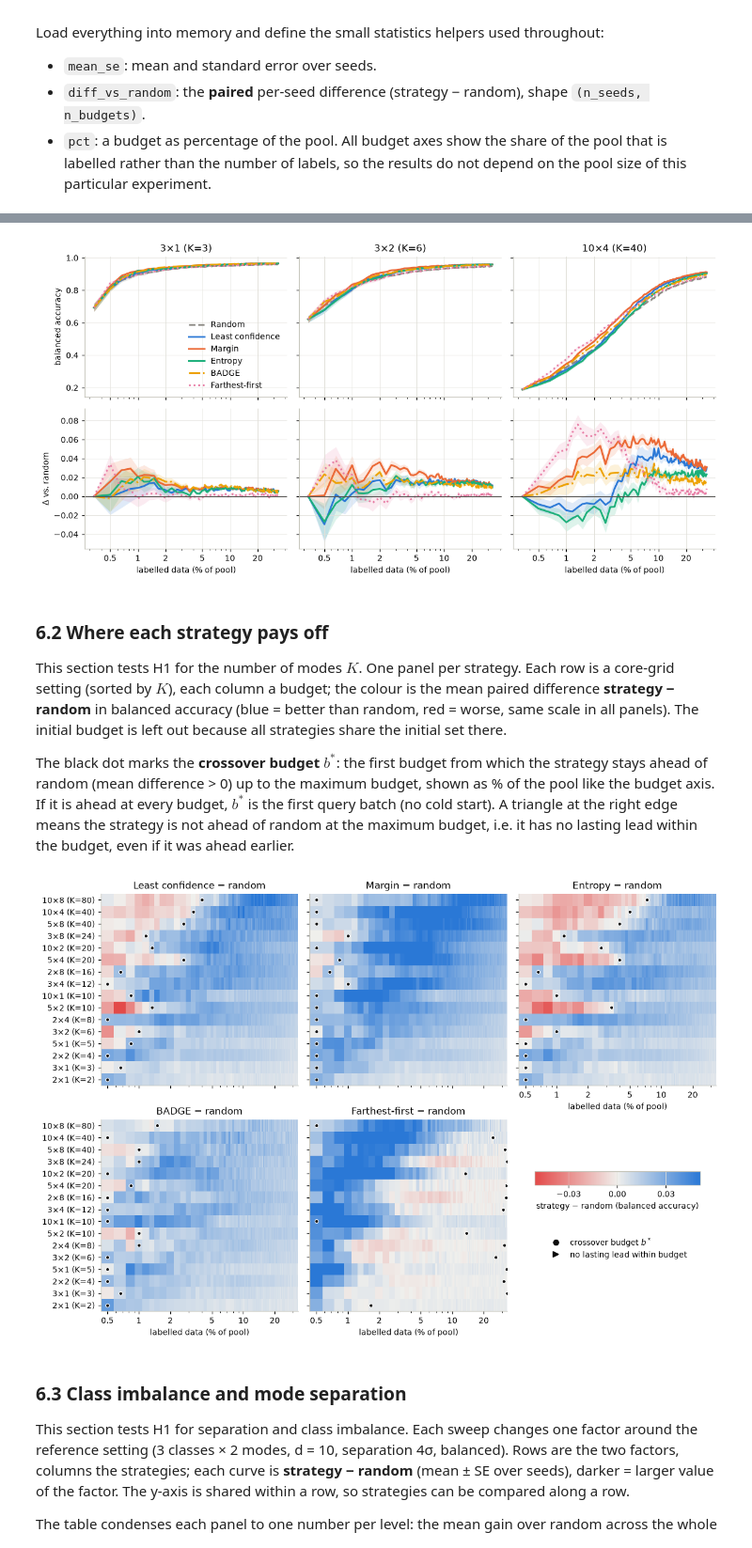
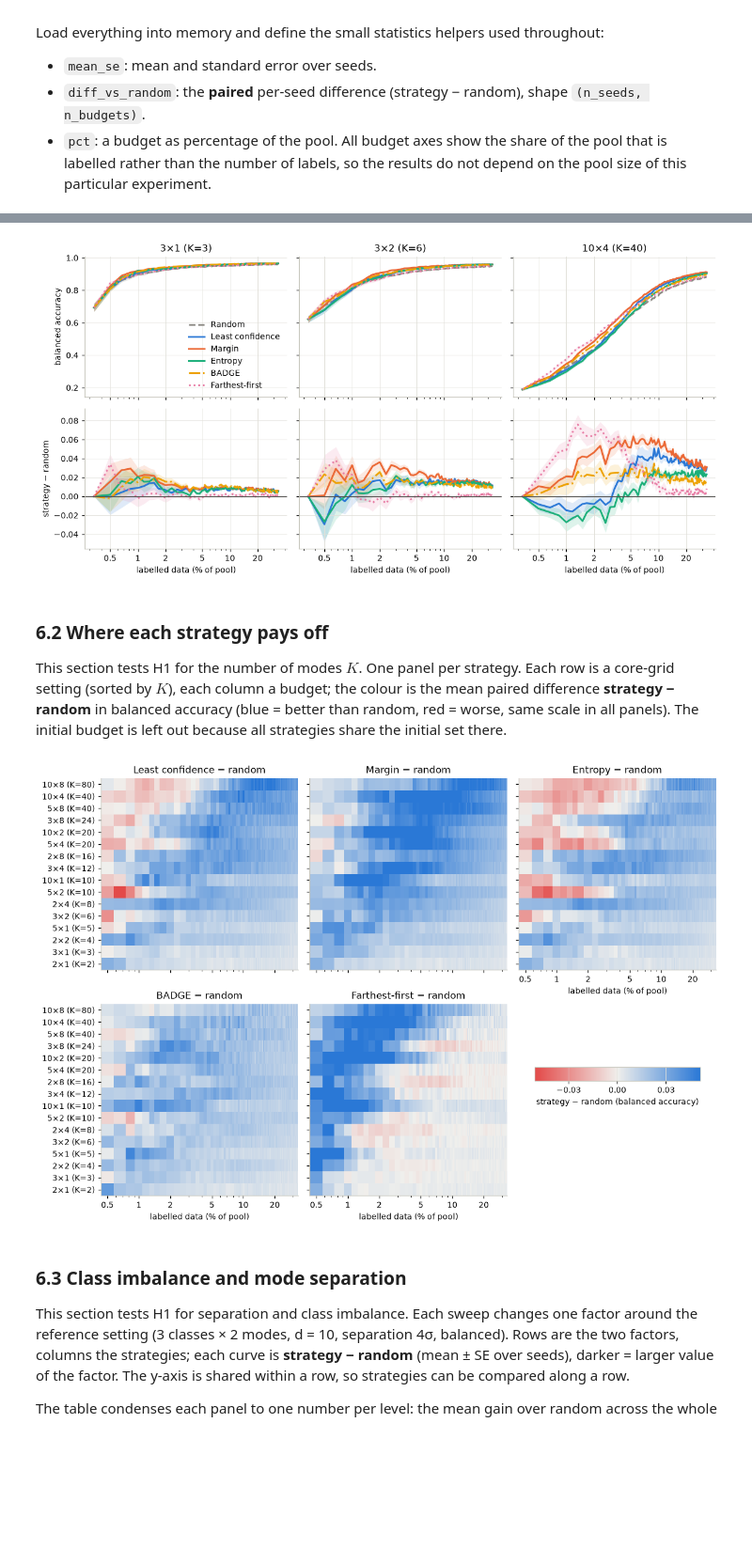
Before and after one commit to juh6973/active_learning_budget_study, a Jupyter notebook: pipeline.ipynb, the cells around one changed output, grey strips where cells are left out. Shown at 94% size. Drawn from its saved outputs; the diff is of its cells as text; code cells hidden in the pictures; blank space fills up the shorter version.

```diff
--- a/pipeline.ipynb
+++ b/pipeline.ipynb
@@ -600,42 +600,21 @@ for j, s in enumerate(REPRESENTATIVE):
     axes[1, j].set_xlabel(BUDGET_LABEL)
     log_axis(axes[1, j])
 axes[0, 0].set_ylabel("balanced accuracy")
-axes[1, 0].set_ylabel("Δ vs. random")
+axes[1, 0].set_ylabel("strategy − random")
 axes[0, 0].legend(loc="lower right")
 fig.tight_layout()
 savefig(fig, "fig1_learning_curves")
 plt.show()
 # %% [output]
-[figure, old version]
+[figure, new version]
 # %% [markdown]
 ### 6.2 Where each strategy pays off
 
 This section tests H1 for the number of modes $K$. One panel per strategy. Each row is a core-grid setting (sorted by $K$), each column a budget; the colour is the mean
 paired difference **strategy − random** in balanced accuracy (blue = better than random, red = worse, same scale in
 all panels). The initial budget is left out because all strategies share the initial set there.
-
-The black dot marks the **crossover budget** $b^*$: the first budget from which the strategy stays ahead of random
-(mean difference > 0) up to the maximum budget, shown as % of the pool like the budget axis. If it is ahead at every budget, $b^*$ is the first query batch (no
-cold start). A triangle at the right edge means the strategy is not ahead of random at the maximum budget, i.e. it has
-no lasting lead within the budget, even if it was ahead earlier.
 # %%
 OTHERS = STRATEGY_NAMES[1:]  # every strategy except the random baseline
-
-
-def crossover_budget(diff, budgets):
-    # the initial budget is skipped: all strategies share the initial set, so the difference there is exactly 0
-    diff, budgets = diff[:, 1:], budgets[1:]
-    pos = diff.mean(0) > 0
-    not_pos = np.flatnonzero(~pos)
-    if len(not_pos) == 0:
-        return float(budgets[0])
-    if not_pos[-1] == len(pos) - 1:
-        return np.inf
-    return float(budgets[not_pos[-1] + 1])
-
-
-def fmt_b(b):
-    return "> max" if np.isinf(b) else f"{b:.0f}"
 
 
 def budget_edges(x):
@@ -652,44 +631,35 @@ def gain_map(ax, settings, strategy, vmax):
     x = pct(settings[0], R[settings[0]]["budgets"])[1:]  # drop the initial budget (difference is 0 by construction)
     Z = np.array([diff_vs_random(R[s], strategy).mean(0)[1:] for s in settings])
     mesh = ax.pcolormesh(budget_edges(x), np.arange(len(settings) + 1), Z, cmap=DIVERGING, vmin=-vmax, vmax=vmax)
-    for i, s in enumerate(settings):
-        b = crossover_budget(diff_vs_random(R[s], strategy), R[s]["budgets"])
-        if np.isfinite(b):
-            ax.plot(pct(s, b), i + 0.5, "o", color="#0b0b0b", ms=4, mec="white", mew=0.8)
-        else:
-            ax.plot(x[-1], i + 0.5, ">", color="#0b0b0b", ms=5, mec="white", mew=0.8)
     log_axis(ax)
     ax.set_yticks(np.arange(len(settings)) + 0.5, [s.label for s in settings])
     ax.grid(False)
     return mesh
 
 
 ROWS = by_K(CORE)
 # one colour scale for all panels, so the panels can be compared directly
 vmax = np.quantile(np.abs([diff_vs_random(R[s], st).mean(0)[1:] for s in ROWS for st in OTHERS]), 0.98)
 
 fig, axes = plt.subplots(2, 3, figsize=(11, 7.5), sharex=True, sharey=True)
 for ax, st in zip(axes.flat, OTHERS):  # top row: uncertainty scores, bottom row: BADGE and farthest-first
     mesh = gain_map(ax, ROWS, st, vmax)
     ax.set_title(f"{STYLE[st]['label']} − random")
 for ax in axes[1, :2]:
     ax.set_xlabel(BUDGET_LABEL)
 axes[0, 2].tick_params(labelbottom=True)  # the panel below it is used for the colour bar
 axes[0, 2].set_xlabel(BUDGET_LABEL)
 
 key = axes[1, 2]
 key.axis("off")
-cbar = fig.colorbar(mesh, cax=key.inset_axes([0.08, 0.66, 0.84, 0.07]), orientation="horizontal")
+cbar = fig.colorbar(mesh, cax=key.inset_axes([0.08, 0.6, 0.84, 0.07]), orientation="horizontal")
 cbar.ax.xaxis.set_major_locator(MaxNLocator(4))  # few ticks, so the labels do not collide
 cbar.set_label("strategy − random (balanced accuracy)")
-markers = [plt.Line2D([], [], ls="", marker="o", color="#0b0b0b", ms=6, label="crossover budget $b^*$"),
-           plt.Line2D([], [], ls="", marker=">", color="#0b0b0b", ms=6, label="no lasting lead within budget")]
-key.legend(handles=markers, loc="upper center", bbox_to_anchor=(0.5, 0.42))
 fig.tight_layout()
 savefig(fig, "fig2_strategy_gain_maps")
 plt.show()
 # %% [output]
-[figure, old version]
+[figure, new version]
 # %% [markdown]
 ### 6.3 Class imbalance and mode separation
 
```
Also changed, not shown: parts of 8 cells of this notebook.
